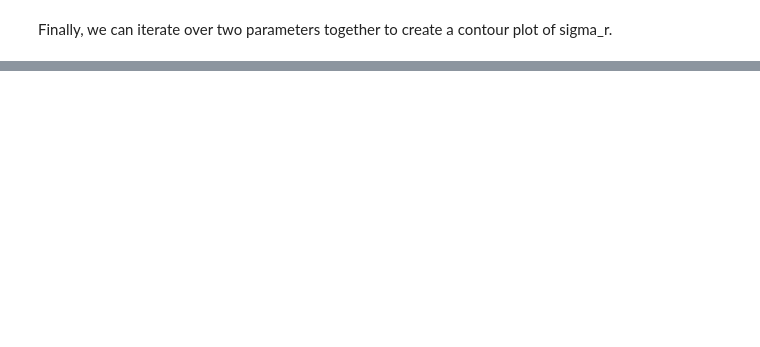
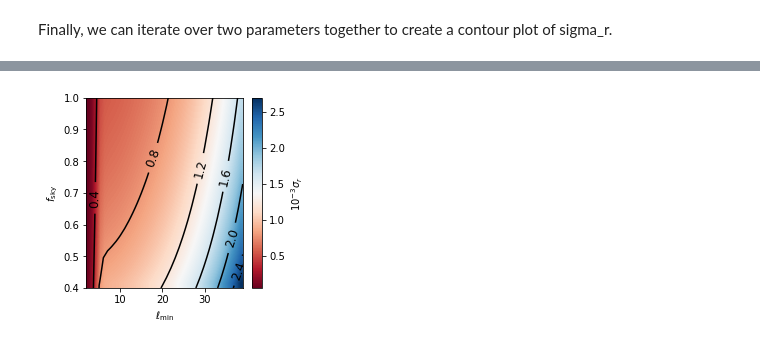
Before and after one commit to b-thorne/pyranha, a Jupyter notebook: example.ipynb, the cells around one changed output, grey strips where cells are left out. Drawn from its saved outputs; the diff is of its cells as text; code cells hidden in the pictures; blank space fills up the shorter version.

```diff
--- a/example.ipynb
+++ b/example.ipynb
@@ -52,0 +53,9 @@ pyranha.plot_fisher_2d(xarr, yarr, fishers2d, xlabel=r'$\ell_{\rm min}$', ylabel
+# %%
+pyr = pyranha.Pyranha("configurations/example.py")
+
+xarr = np.arange(2, 40)
+yarr = np.linspace(0.4, 1., 20)
+fishers2d = pyr.iterate_instrument_parameter_2d('lmin', 'fsky', xarr, yarr)
+pyranha.plot_fisher_2d(xarr, yarr, fishers2d, xlabel=r'$\ell_{\rm min}$', ylabel=r'$f_{\rm sky}$', opath="plots/lmin_fsky.pdf")
+# %% [output]
+[figure, added]
```
Also changed, not shown: parts of 5 cells of this notebook.
